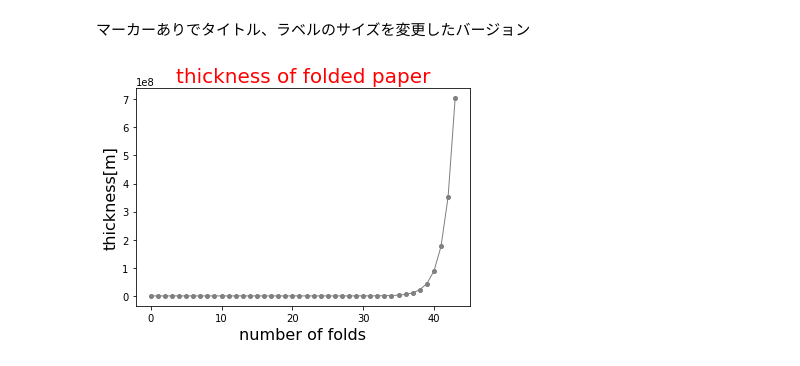
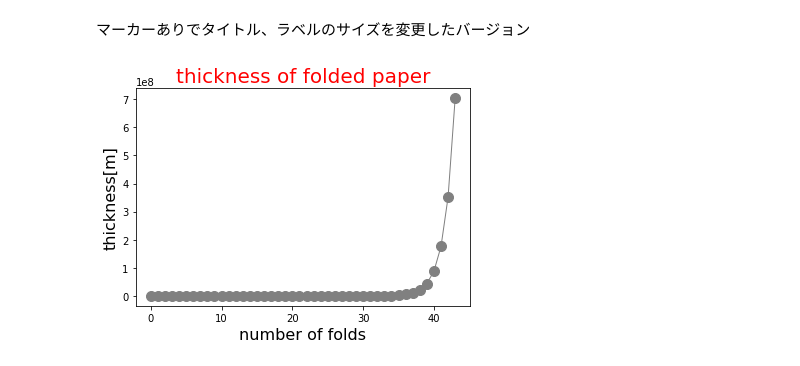
Before and after one commit to KoujiYakubo/diveintocode-ml, a Jupyter notebook: week1/pre_task.ipynb, the cells around one changed output. Saved outputs shown, nothing was run; the diff lists cells and outputs as text; code cells hidden in the pictures.

```diff
--- a/week1/pre_task.ipynb
+++ b/week1/pre_task.ipynb
@@ -74,0 +75,14 @@ time : 0.00020694732666015625[s]
+# %%
+import time
+start = time.time()
+
+THICKESS = 0.00008
+n = 43
+folded_thickness = THICKESS
+
+for i in range(n):
+  folded_thickness = folded_thickness * 2
+
+elapsed_time = time.time() - start
+print("time : {}[s]".format(elapsed_time))
+for_elapsed_time = elapsed_time
@@ -204,10 +220,10 @@ plt.show()
 # %%
 import matplotlib.pyplot as plt
 %matplotlib inline
 plt.title("thickness of folded paper", size=20,color="red")
 plt.xlabel("number of folds", size=16)
 plt.ylabel("thickness[m]", size=16)
-plt.plot(record, color="grey", linewidth="1", marker='o', markersize=4)
+plt.plot(record, color="grey", linewidth="1", marker='o', markersize=10)
 plt.show()
 # %% [output]
-[figure, old version]
+[figure, new version]
```
Also changed, not shown: parts of 7 cells of this notebook.
